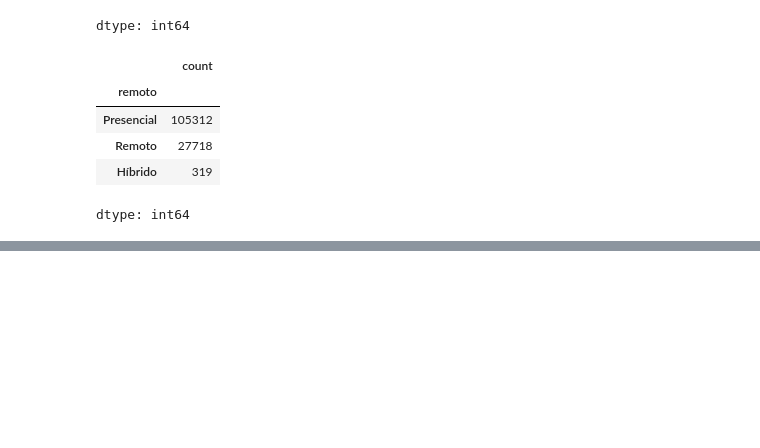
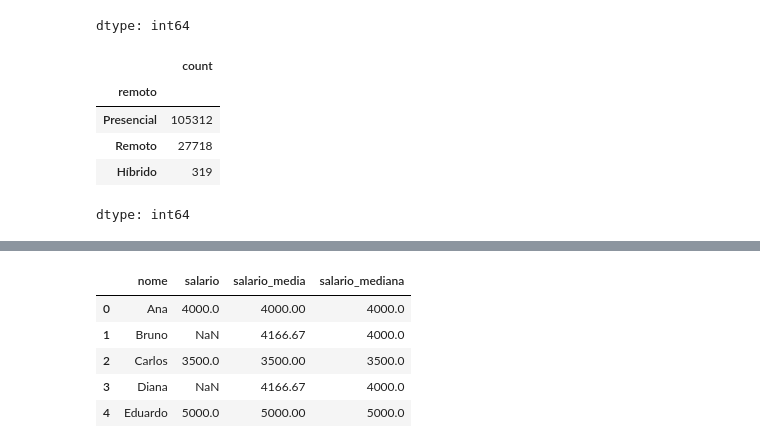
Before and after one commit to SavioMatias/ImersaoAlura, a Jupyter notebook: AulaAlura.ipynb, the cells around one changed output, grey strips where cells are left out. Cells and saved outputs as stored; diff of their text form; code cells hidden in the pictures; blank space fills up the shorter version.

```diff
--- a/AulaAlura.ipynb
+++ b/AulaAlura.ipynb
@@ -221,0 +256,22 @@ df.describe(include='object')
+# %%
+import numpy as np
+#criação de um dataframe teste
+df_salarios = pd.DataFrame({
+    'nome': ['Ana', 'Bruno', 'Carlos', 'Diana', 'Eduardo'],
+    'salario': [4000, np.nan, 3500, np.nan, 5000]
+})
+
+# Preencher com a média salarial
+df_salarios['salario_media'] = df_salarios['salario'].fillna(df_salarios['salario'].mean().round(2))
+
+# Preencher com a mediana salarial
+df_salarios['salario_mediana'] = df_salarios['salario'].fillna(df_salarios['salario'].median())
+
+df_salarios
+# %% [output]
+|  | nome | salario | salario_media | salario_mediana |
+| 0 | Ana | 4000.0 | 4000.00 | 4000.0 |
+| 1 | Bruno | NaN | 4166.67 | 4000.0 |
+| 2 | Carlos | 3500.0 | 3500.00 | 3500.0 |
+| 3 | Diana | NaN | 4166.67 | 4000.0 |
+| 4 | Eduardo | 5000.0 | 5000.00 | 5000.0 |
```
Also changed, not shown: parts of 7 cells of this notebook.
